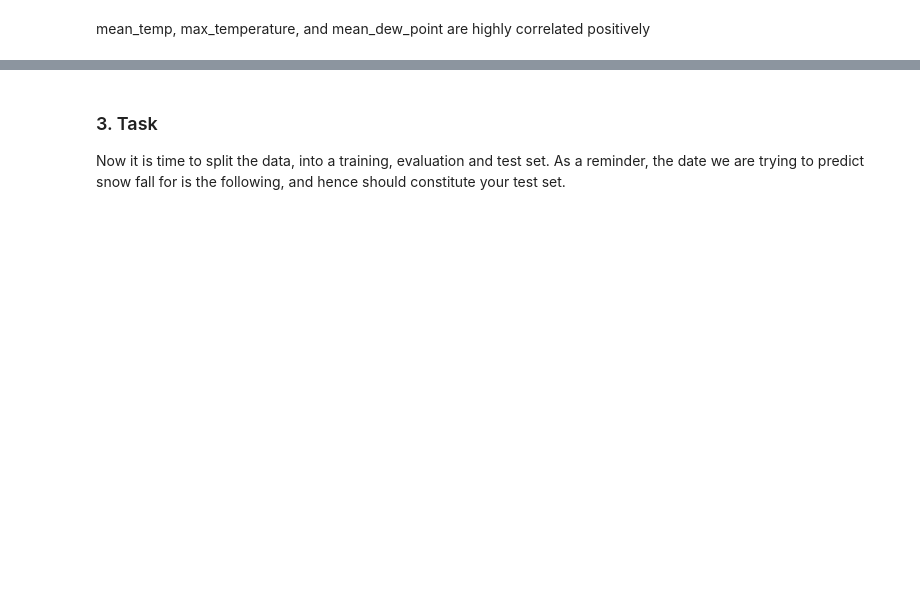
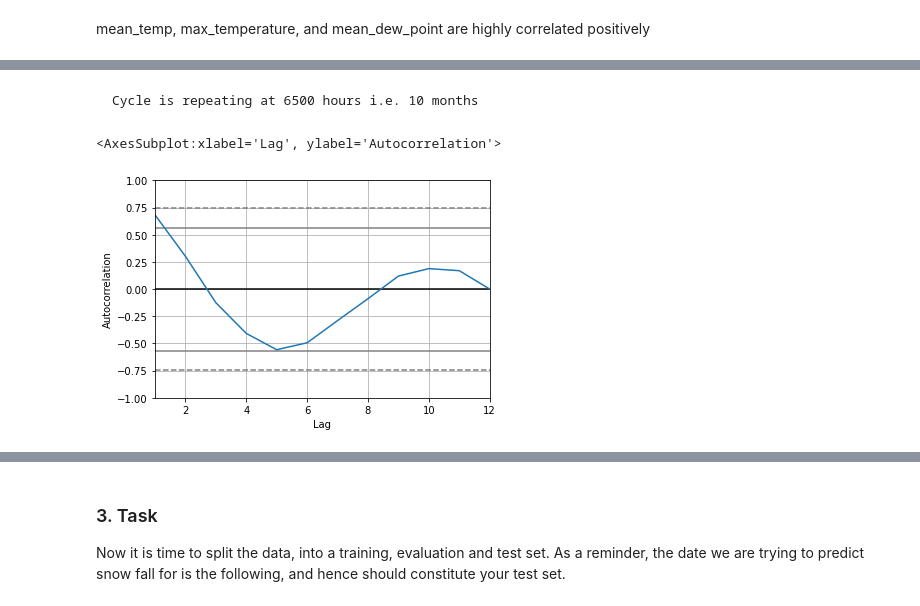
Before and after one commit to JyotiRawat29/EDa-using-BIG-query, a Jupyter notebook: Coding Challenge.ipynb, the cells around one changed output, grey strips where cells are left out. Cells and saved outputs as stored; diff of their text form; code cells hidden in the pictures; blank space fills up the shorter version.

```diff
--- a/Coding Challenge.ipynb
+++ b/Coding Challenge.ipynb
@@ -412,0 +392,8 @@ dataframe
+# %% [markdown]
+    Cycle is repeating at 6500 hours i.e. 10 months
+# %%
+#per monthly
+pd.plotting.autocorrelation_plot(dataframe['2005']['mean_temp'].resample("1m").mean())
+# %% [output]
+<AxesSubplot:xlabel='Lag', ylabel='Autocorrelation'>
+[figure, added]
```
Also changed, not shown: parts of 85 cells of this notebook.
